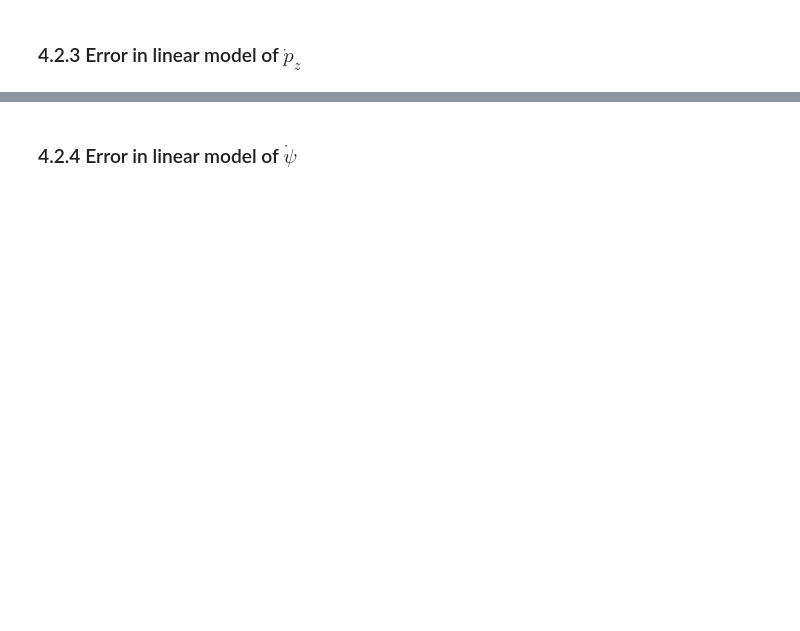
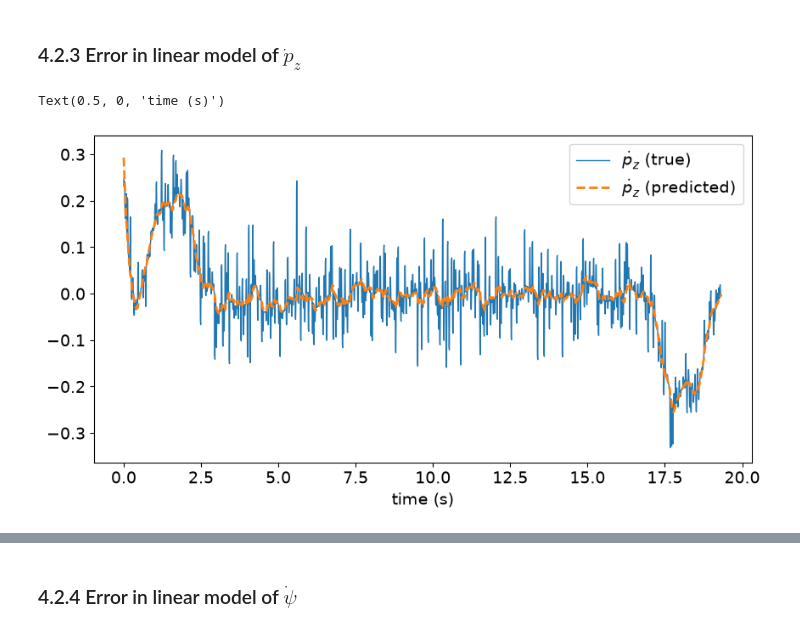
Before and after one commit to IlanaKes/EricaAndIlana-client, a Jupyter notebook: labs/lab07/01-analysis.ipynb, the cells around one changed output, grey strips where cells are left out. Saved outputs shown, nothing was run; the diff lists cells and outputs as text; code cells hidden in the pictures; blank space fills up the shorter version.

```diff
--- a/labs/lab07/01-analysis.ipynb
+++ b/labs/lab07/01-analysis.ipynb
@@ -400,2 +443,15 @@ ax.set_title(
 # %% [markdown]
 ### 4.2.3 Error in linear model of $\dot{p}_z$
+# %%
+p_z_dot_true = (p_z[1:] - p_z[:-1]) / dt # finite difference
+p_z_dot_predicted = v_z
+
+fig, ax = plt.subplots(1, 1, figsize=(10, 5))
+ax.plot(t[:-1], p_z_dot_true, label=r'$\dot{p}_z$ (true)', linewidth=1)
+ax.plot(t, p_z_dot_predicted, '--', label=r'$\dot{p}_z$ (predicted)', linewidth=2)
+ax.legend(fontsize=14)
+ax.tick_params(labelsize=14)
+ax.set_xlabel('time (s)', fontsize=14)
+# %% [output]
+Text(0.5, 0, 'time (s)')
+[figure, added]
```
Also changed, not shown: parts of 32 cells of this notebook, 31 other files.
